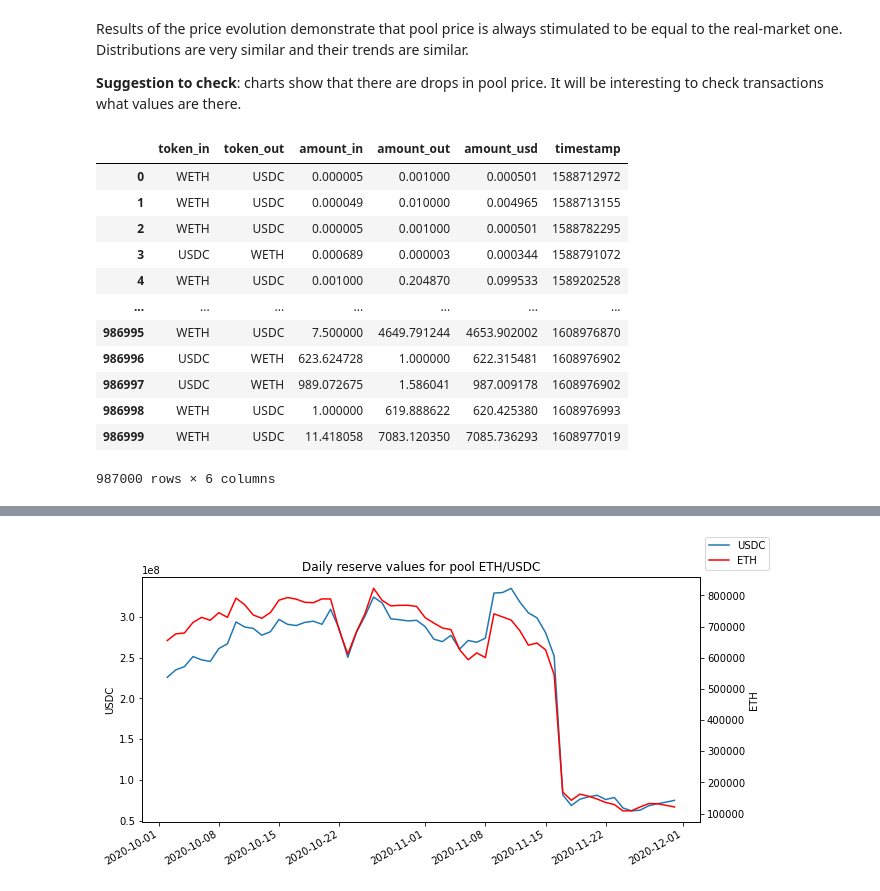
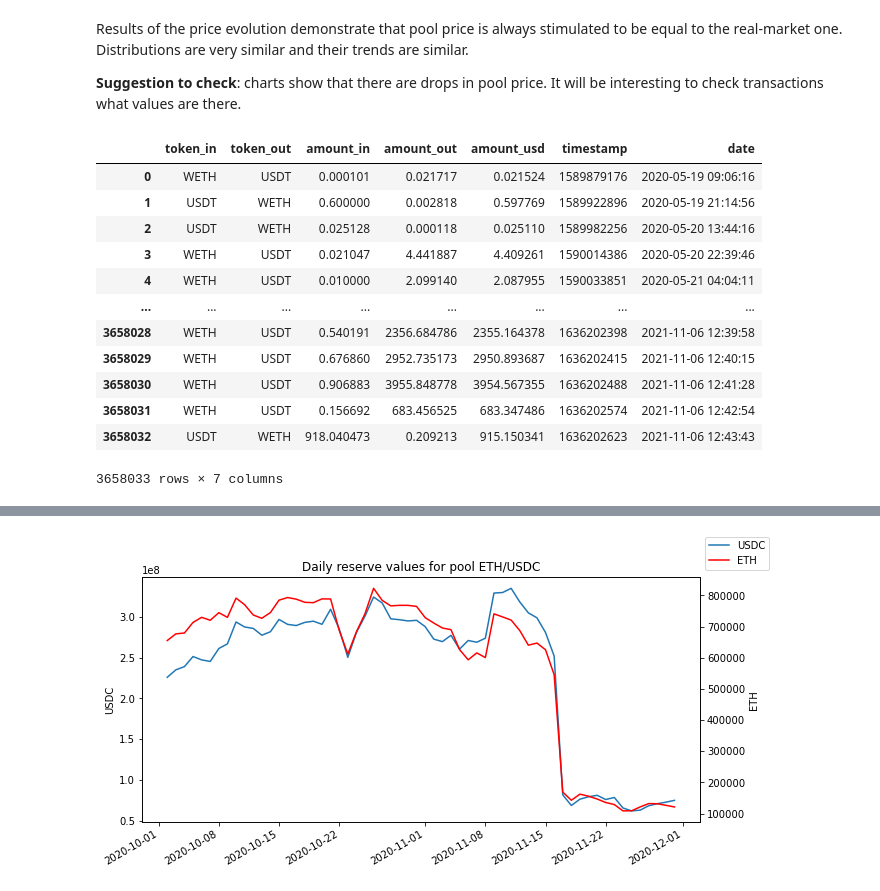
Before and after one commit to IX-Swap/data-science, a Jupyter notebook: uniswap_v2_pools_analysis/v2_pools_analysis.ipynb, the cells around one changed output, grey strips where cells are left out. Drawn from its saved outputs; the diff is of its cells as text; code cells hidden in the pictures.

```diff
--- a/uniswap_v2_pools_analysis/v2_pools_analysis.ipynb
+++ b/uniswap_v2_pools_analysis/v2_pools_analysis.ipynb
@@ -380,22 +365,22 @@ show_pool_price_evolution_from_reserves(eth_usdt_reserves_df, first_arg="reserve
 Results of the price evolution demonstrate that pool price is always stimulated to be equal to the real-market one. Distributions are very similar and their trends are similar.
 
 **Suggestion to check**: charts show that there are drops in pool price. It will be interesting to check transactions what values are there.
-# %%
-eth_usdc_df
-# %% [output]
-|  | token_in | token_out | amount_in | amount_out | amount_usd | timestamp |
-| 0 | WETH | USDC | 0.000005 | 0.001000 | 0.000501 | 1588712972 |
-| 1 | WETH | USDC | 0.000049 | 0.010000 | 0.004965 | 1588713155 |
-| 2 | WETH | USDC | 0.000005 | 0.001000 | 0.000501 | 1588782295 |
-| 3 | USDC | WETH | 0.000689 | 0.000003 | 0.000344 | 1588791072 |
-| 4 | WETH | USDC | 0.001000 | 0.204870 | 0.099533 | 1589202528 |
-| ... | ... | ... | ... | ... | ... | ... |
-| 986995 | WETH | USDC | 7.500000 | 4649.791244 | 4653.902002 | 1608976870 |
-| 986996 | USDC | WETH | 623.624728 | 1.000000 | 622.315481 | 1608976902 |
-| 986997 | USDC | WETH | 989.072675 | 1.586041 | 987.009178 | 1608976902 |
-| 986998 | WETH | USDC | 1.000000 | 619.888622 | 620.425380 | 1608976993 |
-| 986999 | WETH | USDC | 11.418058 | 7083.120350 | 7085.736293 | 1608977019 |
-987000 rows × 6 columns
+# %%
+eth_usdt_df
+# %% [output]
+|  | token_in | token_out | amount_in | amount_out | amount_usd | timestamp | date |
+| 0 | WETH | USDT | 0.000101 | 0.021717 | 0.021524 | 1589879176 | 2020-05-19 09:06:16 |
+| 1 | USDT | WETH | 0.600000 | 0.002818 | 0.597769 | 1589922896 | 2020-05-19 21:14:56 |
+| 2 | USDT | WETH | 0.025128 | 0.000118 | 0.025110 | 1589982256 | 2020-05-20 13:44:16 |
+| 3 | WETH | USDT | 0.021047 | 4.441887 | 4.409261 | 1590014386 | 2020-05-20 22:39:46 |
+| 4 | WETH | USDT | 0.010000 | 2.099140 | 2.087955 | 1590033851 | 2020-05-21 04:04:11 |
+| ... | ... | ... | ... | ... | ... | ... | ... |
+| 3658028 | WETH | USDT | 0.540191 | 2356.684786 | 2355.164378 | 1636202398 | 2021-11-06 12:39:58 |
+| 3658029 | WETH | USDT | 0.676860 | 2952.735173 | 2950.893687 | 1636202415 | 2021-11-06 12:40:15 |
+| 3658030 | WETH | USDT | 0.906883 | 3955.848778 | 3954.567355 | 1636202488 | 2021-11-06 12:41:28 |
+| 3658031 | WETH | USDT | 0.156692 | 683.456525 | 683.347486 | 1636202574 | 2021-11-06 12:42:54 |
+| 3658032 | USDT | WETH | 918.040473 | 0.209213 | 915.150341 | 1636202623 | 2021-11-06 12:43:43 |
+3658033 rows × 7 columns
 # %%
 eth_usdc_df["date"] = pd.to_datetime(eth_usdc_df.timestamp, unit='s')
 # %%
```
Also changed, not shown: parts of 8 cells of this notebook, 1 other file.
